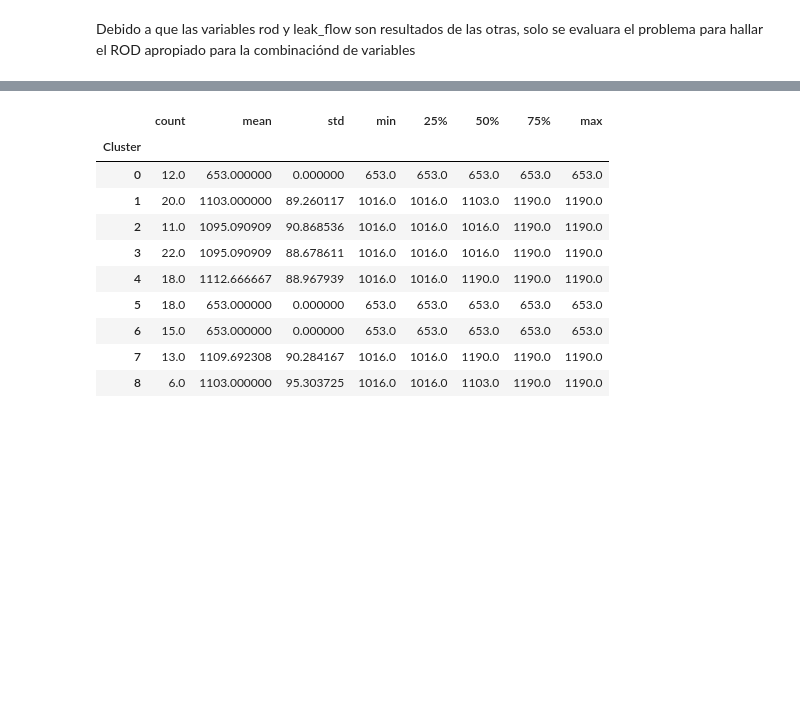
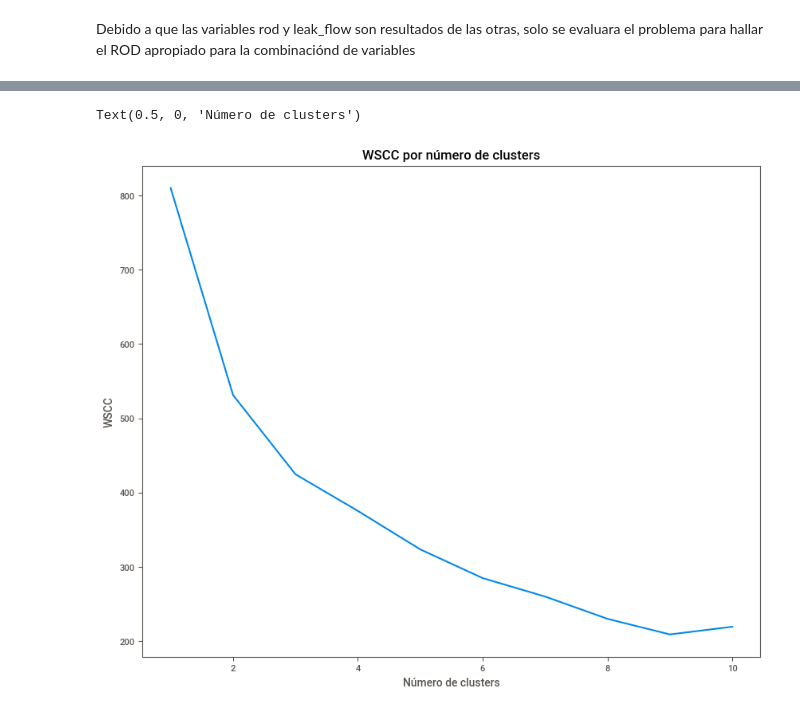
Before and after one commit to lllerena2/ma-final-project, a Jupyter notebook: eda/EDA_ROD_ANCO.ipynb, the cells around one changed output, grey strips where cells are left out. Saved outputs shown, nothing was run; the diff lists cells and outputs as text; code cells hidden in the pictures; blank space fills up the shorter version.

```diff
--- a/eda/EDA_ROD_ANCO.ipynb
+++ b/eda/EDA_ROD_ANCO.ipynb
@@ -79,2 +83,18 @@ Text(0.5, 0, 'Número de clusters')
+# %%
+plt.figure(figsize=(10,8))
+wscc =[]
+maxRange = 11
+for i in range(1,maxRange):
+  kmeans = KMeans(n_clusters=i, init='k-means++')
+  kmeans.fit(rod_nor)
+  wscc.append(kmeans.inertia_)
+
+plt.plot(range(1,maxRange), wscc)
+plt.title('WSCC por número de clusters')
+plt.ylabel('WSCC')
+plt.xlabel('Número de clusters')
+# %% [output]
+Text(0.5, 0, 'Número de clusters')
+[figure, added]
 # %%
 #Escojo un modelo de 2 cluster por tener el mayor ss
@@ -83,17 +103,3 @@ model = kmeans.fit(rod_nor)
 
 #Guardo los clusters en el rdb recodificado
 rod['Cluster'] = model.labels_
-# %%
-rod.groupby(['Cluster']).describe()['pressure']
-# %% [output]
-|  | count | mean | std | min | 25% | 50% | 75% | max |
-| Cluster |  |  |  |  |  |  |  |  |
-| 0 | 12.0 | 653.000000 | 0.000000 | 653.0 | 653.0 | 653.0 | 653.0 | 653.0 |
-| 1 | 20.0 | 1103.000000 | 89.260117 | 1016.0 | 1016.0 | 1103.0 | 1190.0 | 1190.0 |
-| 2 | 11.0 | 1095.090909 | 90.868536 | 1016.0 | 1016.0 | 1016.0 | 1190.0 | 1190.0 |
-| 3 | 22.0 | 1095.090909 | 88.678611 | 1016.0 | 1016.0 | 1016.0 | 1190.0 | 1190.0 |
-| 4 | 18.0 | 1112.666667 | 88.967939 | 1016.0 | 1016.0 | 1190.0 | 1190.0 | 1190.0 |
-| 5 | 18.0 | 653.000000 | 0.000000 | 653.0 | 653.0 | 653.0 | 653.0 | 653.0 |
-| 6 | 15.0 | 653.000000 | 0.000000 | 653.0 | 653.0 | 653.0 | 653.0 | 653.0 |
-| 7 | 13.0 | 1109.692308 | 90.284167 | 1016.0 | 1016.0 | 1190.0 | 1190.0 | 1190.0 |
-| 8 | 6.0 | 1103.000000 | 95.303725 | 1016.0 | 1016.0 | 1103.0 | 1190.0 | 1190.0 |
```
Also changed, not shown: parts of 56 cells of this notebook, 1 other file.
